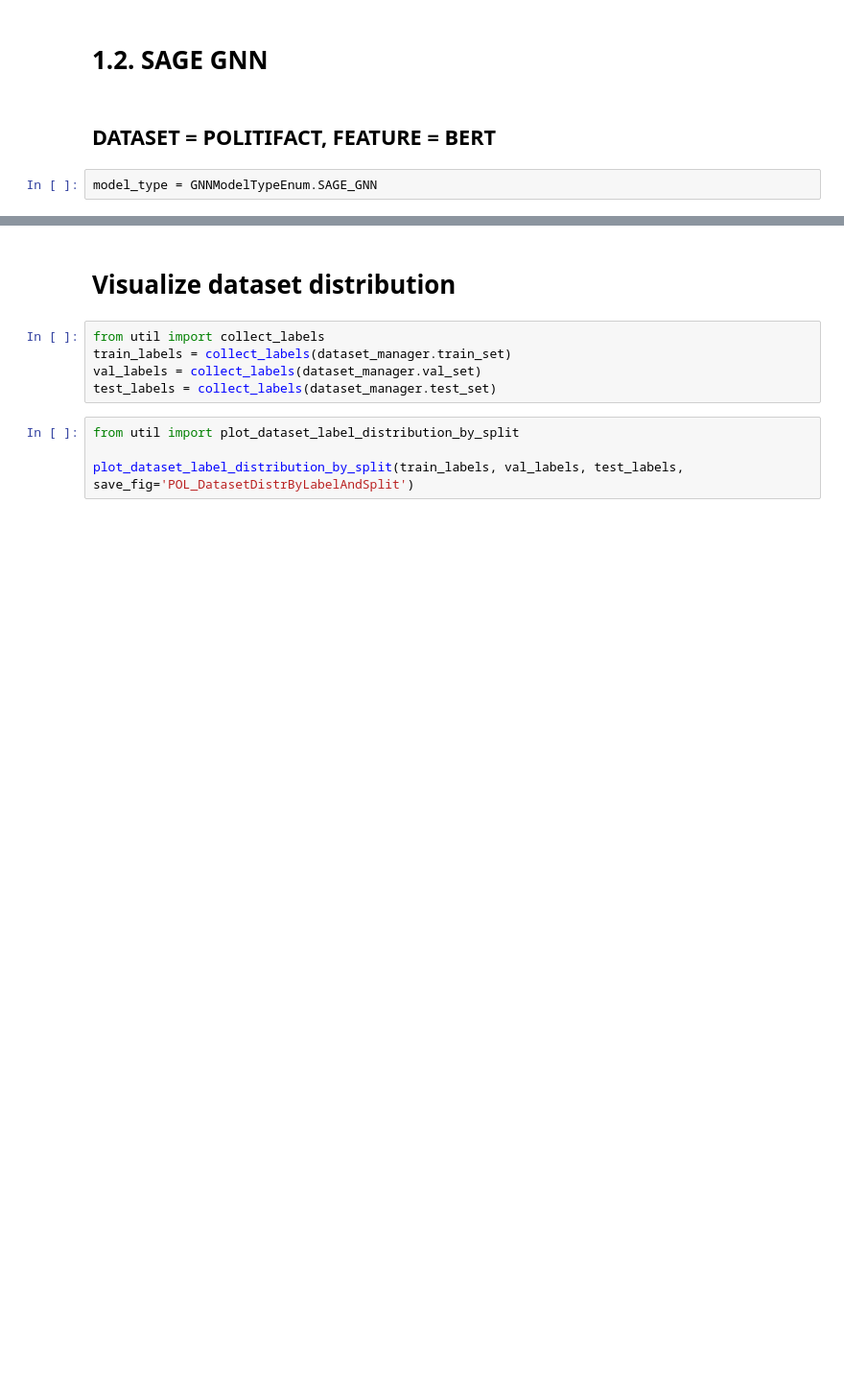
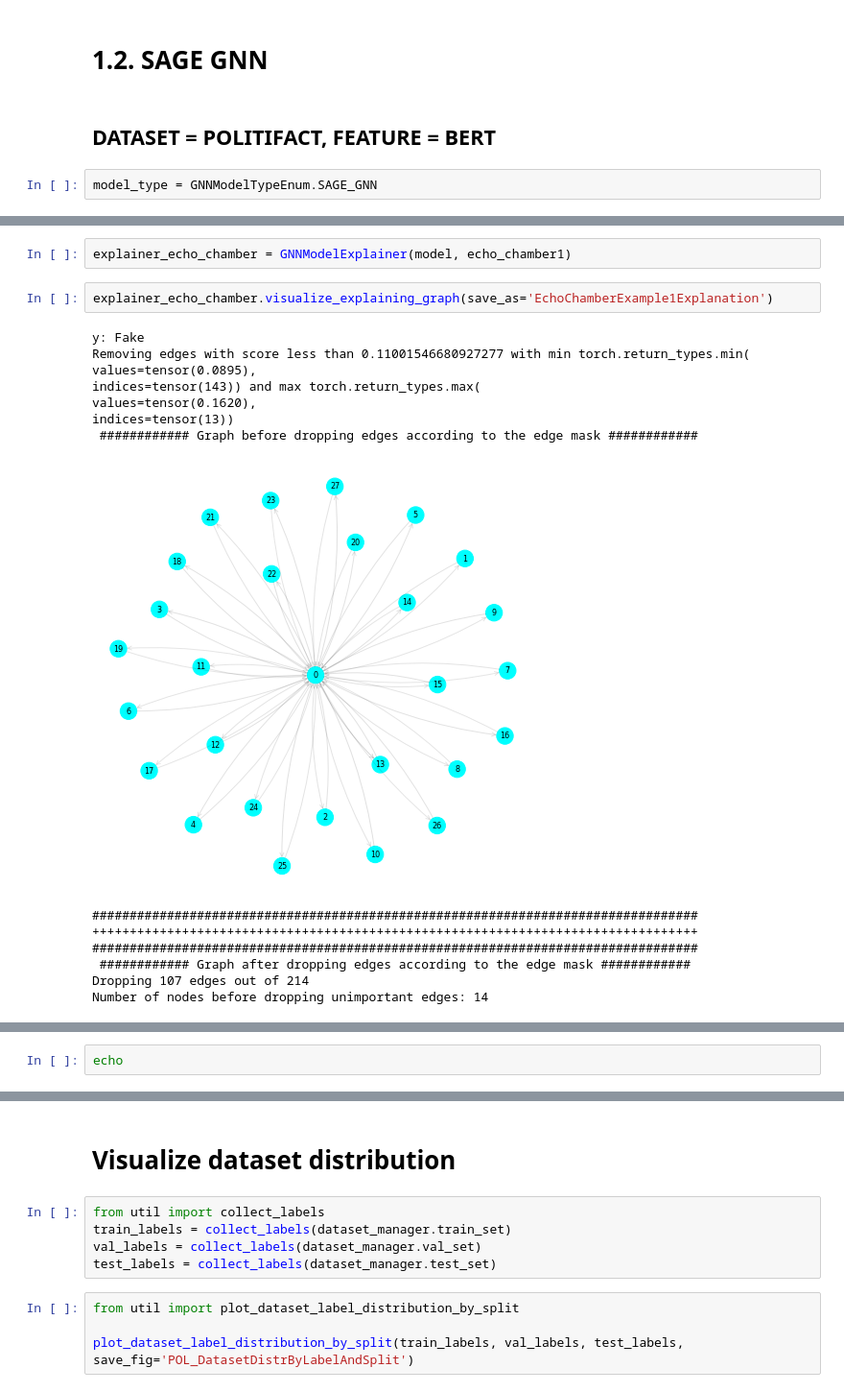
Before and after one commit to sersery35/Explainability_of_FND_Models, a Jupyter notebook: GNNFakeNews/notebooks/UPFD_SAGE_GNN_POL_Notebook.ipynb, the cells around one changed output, grey strips where cells are left out. Shown at 96% size. Drawn from its saved outputs; the diff is of its cells as text; blank space fills up the shorter version.

```diff
--- a/GNNFakeNews/notebooks/UPFD_SAGE_GNN_POL_Notebook.ipynb
+++ b/GNNFakeNews/notebooks/UPFD_SAGE_GNN_POL_Notebook.ipynb
@@ -54,0 +83,19 @@ Dropping 406 edges out of 811
+# %%
+explainer_echo_chamber = GNNModelExplainer(model, echo_chamber1)
+# %%
+explainer_echo_chamber.visualize_explaining_graph(save_as='EchoChamberExample1Explanation')
+# %% [output]
+y: Fake
+Removing edges with score less than 0.11001546680927277 with min torch.return_types.min(
+values=tensor(0.0895),
+indices=tensor(143)) and max torch.return_types.max(
+values=tensor(0.1620),
+indices=tensor(13))
+ ############ Graph before dropping edges according to the edge mask ############
+[figure, added]
+#################################################################################
++++++++++++++++++++++++++++++++++++++++++++++++++++++++++++++++++++++++++++++++++
+#################################################################################
+ ############ Graph after dropping edges according to the edge mask ############
+Dropping 107 edges out of 214
+Number of nodes before dropping unimportant edges: 14
@@ -54,0 +103,2 @@ Dropping 406 edges out of 811
+# %%
+echo
```
Also changed, not shown: parts of 69 cells of this notebook, 26 other files.
